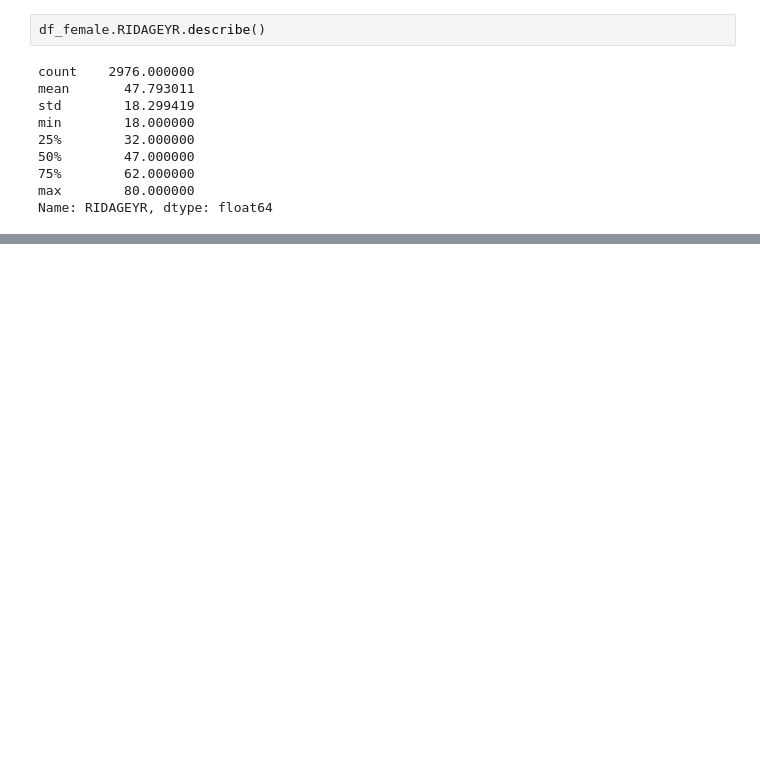
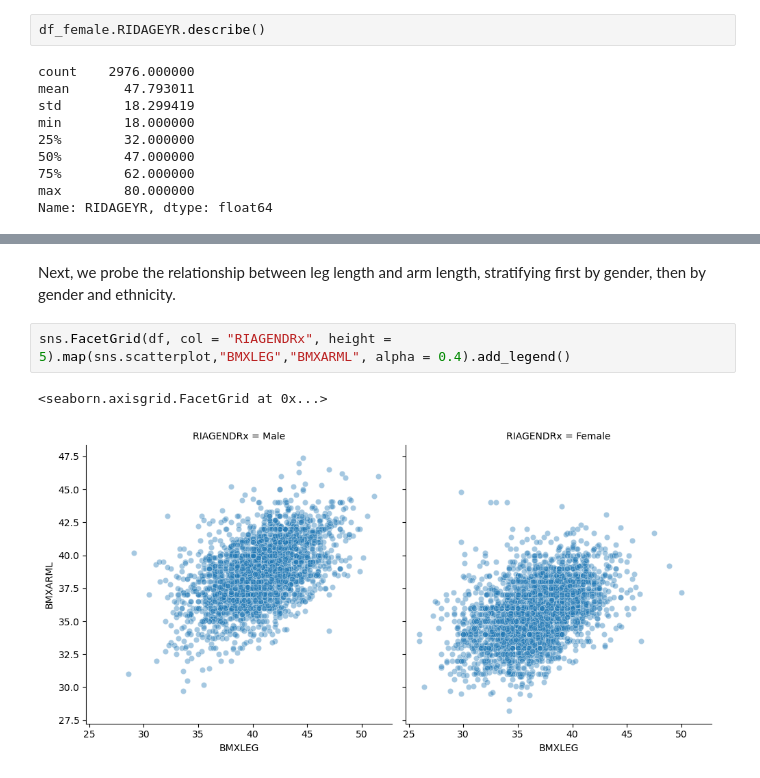
Before and after one commit to FarhinAhmed/Analyzing_National-Health-and-Nutrition-Examination-Survey_data, a Jupyter notebook: code_for_data_analysis.ipynb, the cells around one changed output, grey strips where cells are left out. Drawn from its saved outputs; the diff is of its cells as text; blank space fills up the shorter version.

```diff
--- a/code_for_data_analysis.ipynb
+++ b/code_for_data_analysis.ipynb
@@ -433,0 +419,7 @@ See the caveats in the documentation: http://pandas.pydata.org/pandas-docs/stabl
+# %% [markdown]
+Next, we probe the relationship between leg length and arm length, stratifying first by gender, then by gender and ethnicity.
+# %%
+sns.FacetGrid(df, col = "RIAGENDRx", height = 5).map(sns.scatterplot,"BMXLEG","BMXARML", alpha = 0.4).add_legend()
+# %% [output]
+<seaborn.axisgrid.FacetGrid at 0x...>
+[figure, added]
```
Also changed, not shown: parts of 22 cells of this notebook.
